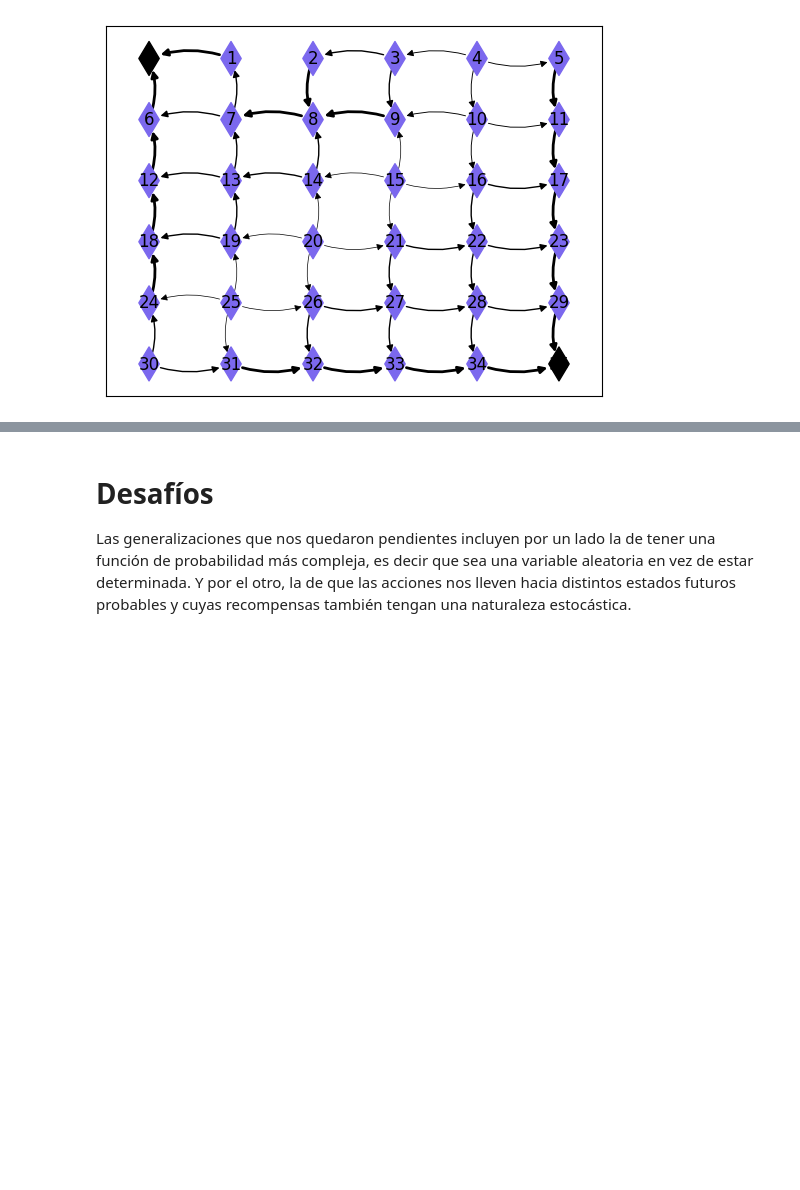
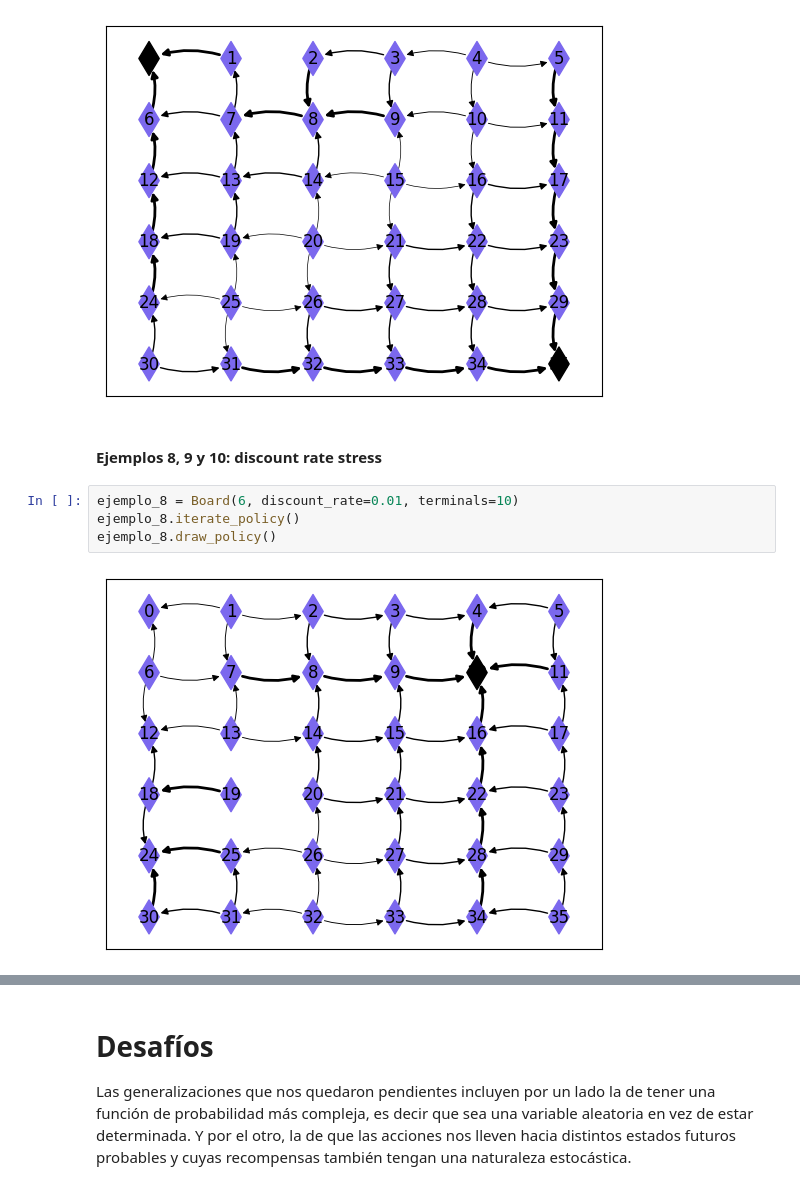
Before and after one commit to castagninojose/opti, a Jupyter notebook: src/reinforcement_lenin/notebooks/informe.ipynb, the cells around one changed output, grey strips where cells are left out. Saved outputs shown, nothing was run; the diff lists cells and outputs as text; blank space fills up the shorter version.

```diff
--- a/src/reinforcement_lenin/notebooks/informe.ipynb
+++ b/src/reinforcement_lenin/notebooks/informe.ipynb
@@ -287,3 +286,11 @@ ejemplo_7.iterate_policy()
 ejemplo_7.draw_policy()
 # %% [output]
 [figure]
+# %% [markdown]
+#### Ejemplos 8, 9 y 10: discount rate stress
+# %%
+ejemplo_8 = Board(6, discount_rate=0.01, terminals=10)
+ejemplo_8.iterate_policy()
+ejemplo_8.draw_policy()
+# %% [output]
+[figure, added]
```
Also changed, not shown: parts of 4 cells of this notebook, 2 other files.
